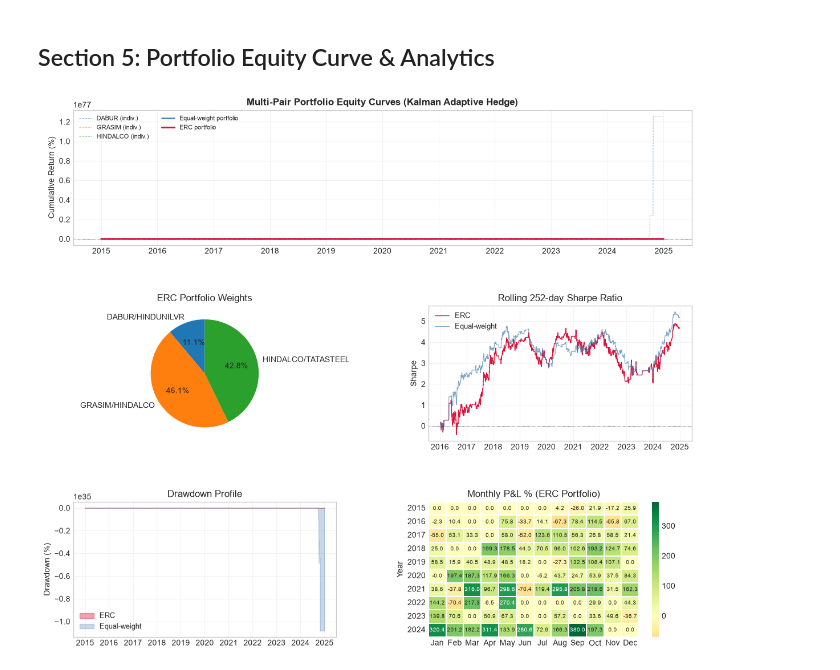
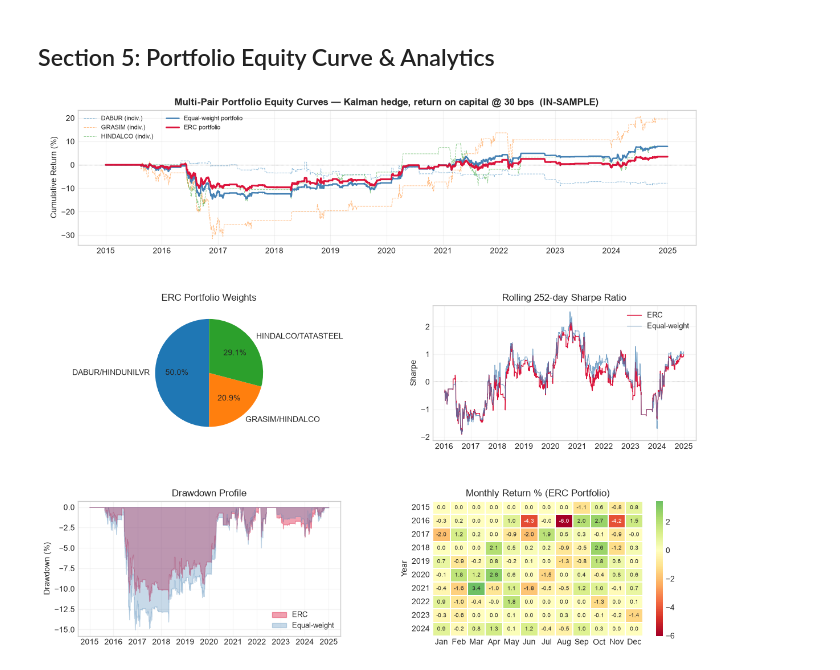
Before and after one commit to ayush04346/Adaptive_Pair_Trading-main, a Jupyter notebook: Adaptive_Pair_Trading-main/_10_Portfolio_Multi_Pair.ipynb, the cells around one changed output. Drawn from its saved outputs; the diff is of its cells as text; code cells hidden in the pictures.

```diff
--- a/Adaptive_Pair_Trading-main/_10_Portfolio_Multi_Pair.ipynb
+++ b/Adaptive_Pair_Trading-main/_10_Portfolio_Multi_Pair.ipynb
@@ -45,12 +50,17 @@ import warnings
 from config import (
     PRICES_FILE, TOP_PAIRS_FILE,
     ROLL_WINDOW, ROLL_MIN_PERIODS, rolling_zscore,
-    ENTRY_Z, EXIT_Z, TC,
+    ENTRY_Z, EXIT_Z,
+    COST_BPS_ROUND_TRIP, COST_BPS_ROUND_TRIP_LEVELS,
+    pair_backtest, sharpe_ratio, max_drawdown,
     KF_DELTA, KF_INIT_P,
-    PORT_TOP_PAIRS, PORT_MAX_WEIGHT, PORT_MIN_WEIGHT
+    PORT_TOP_PAIRS, PORT_MAX_WEIGHT, PORT_MIN_WEIGHT,
 )
 
 warnings.filterwarnings('ignore')
 plt.style.use('seaborn-v0_8-whitegrid')
-print('Libraries loaded.')
+COST_LEVELS = list(COST_BPS_ROUND_TRIP_LEVELS)   # (10, 30, 60) bps round trip
+BASE_COST   = COST_BPS_ROUND_TRIP                 # used for ERC weights / correlation
+print('Libraries loaded. Cost levels (bps round trip):', COST_LEVELS,
+      '| base', BASE_COST)
 # %% [output]
@@ -303,85 +334,76 @@ Max deviation from equal contribution: 0.00%
 # %% [markdown]
 ## Section 5: Portfolio Equity Curve & Analytics
 # %%
-# Portfolio daily P&L
-pnl_equal = pnl_df @ w_equal
-pnl_erc   = pnl_df @ w_erc
+# Portfolio daily returns at the base cost level
+pnl_equal = ret_df @ w_equal
+pnl_erc   = ret_df @ w_erc
 
 cum_equal = (1 + pnl_equal).cumprod() - 1
 cum_erc   = (1 + pnl_erc  ).cumprod() - 1
-
-# Individual cumulative returns for comparison
-cum_individuals = {col: (1 + pnl_df[col]).cumprod() - 1 for col in pnl_df.columns}
+cum_individuals = {col: (1 + ret_df[col]).cumprod() - 1 for col in ret_df.columns}
 
 fig = plt.figure(figsize=(14, 12))
 gs  = gridspec.GridSpec(3, 2, hspace=0.45, wspace=0.35)
 
-# ── Main equity curve ─────────────────────────────────────────────────────
+# ── Main equity curve (return on capital, bounded) ───────────────────────
 ax1 = fig.add_subplot(gs[0, :])
 for label, cum_i in cum_individuals.items():
-    short = label.split('/')[0].strip().replace('.NS','')
+    short = label.split('/')[0].strip().replace('.NS', '')
     ax1.plot(cum_i * 100, linewidth=0.7, alpha=0.5, linestyle='--', label=f'{short} (indiv.)')
 ax1.plot(cum_equal * 100, color='steelblue', linewidth=1.8, label='Equal-weight portfolio')
 ax1.plot(cum_erc   * 100, color='crimson',   linewidth=2.2, label='ERC portfolio')
 ax1.axhline(0, color='black', linewidth=0.5, linestyle=':')
-ax1.set_title('Multi-Pair Portfolio Equity Curves (Kalman Adaptive Hedge)', fontweight='bold')
+ax1.set_title(f'Multi-Pair Portfolio Equity Curves — Kalman hedge, return on capital '
+              f'@ {BASE_COST} bps  (IN-SAMPLE)', fontweight='bold')
 ax1.set_ylabel('Cumulative Return (%)')
 ax1.legend(fontsize=8, ncol=2)
 ax1.grid(alpha=0.25)
 
-# ── ERC weights pie ──────────────────────────────────────────────────────
+# ── ERC weights pie ─────────────────────────────────────────────────────
 ax2 = fig.add_subplot(gs[1, 0])
-short_labels_pie = [c.split('/')[0].strip().replace('.NS','') + '/' +
-                    c.split('/')[1].strip().replace('.NS','') for c in pnl_df.columns]
+short_labels_pie = [c.split('/')[0].strip().replace('.NS', '') + '/' +
+                    c.split('/')[1].strip().replace('.NS', '') for c in ret_df.columns]
 ax2.pie(w_erc, labels=short_labels_pie, autopct='%1.1f%%', startangle=90)
 ax2.set_title('ERC Portfolio Weights')
 
-# ── Rolling 252d Sharpe ──────────────────────────────────────────────────
+# ── Rolling 252d Sharpe (full window series) ─────────────────────────────
 ax3 = fig.add_subplot(gs[1, 1])
 roll_sh_erc = pnl_erc.rolling(252).apply(
-    lambda r: r.mean() / r.std() * np.sqrt(252) if r.std() > 0 else np.nan
-)
+    lambda r: r.mean() / r.std() * np.sqrt(252) if r.std() > 0 else np.nan)
 roll_sh_eq  = pnl_equal.rolling(252).apply(
-    lambda r: r.mean() / r.std() * np.sqrt(252) if r.std() > 0 else np.nan
-)
+    lambda r: r.mean() / r.std() * np.sqrt(252) if r.std() > 0 else np.nan)
 ax3.plot(roll_sh_erc, color='crimson',  linewidth=1.0, label='ERC')
 ax3.plot(roll_sh_eq,  color='steelblue', linewidth=0.8, alpha=0.7, label='Equal-weight')
 ax3.axhline(0, color='black', linewidth=0.5, linestyle=':')
 ax3.set_title('Rolling 252-day Sharpe Ratio')
-ax3.set_ylabel('Sharpe')
-ax3.legend(fontsize=9)
-ax3.grid(alpha=0.2)
+ax3.set_ylabel('Sharpe'); ax3.legend(fontsize=9); ax3.grid(alpha=0.2)
 
-# ── Drawdown ─────────────────────────────────────────────────────────────
+# ── Drawdown ────────────────────────────────────────────────────────────
 ax4 = fig.add_subplot(gs[2, 0])
-dd_erc   = (((1+pnl_erc  ).cumprod() - (1+pnl_erc  ).cumprod().cummax()) /
-             (1+pnl_erc  ).cumprod().cummax()) * 100
-dd_equal = (((1+pnl_equal).cumprod() - (1+pnl_equal).cumprod().cummax()) /
-             (1+pnl_equal).cumprod().cummax()) * 100
-ax4.fill_between(dd_erc.index,   dd_erc,   0, alpha=0.4, color='crimson',   label='ERC')
-ax4.fill_between(dd_equal.index, dd_equal, 0, alpha=0.3, color='steelblue', label='Equal-weight')
-ax4.set_title('Drawdown Profile')
-ax4.set_ylabel('Drawdown (%)')
-ax4.legend(fontsize=9)
-ax4.grid(alpha=0.2)
+def dd_curve(r):
+    c = (1 + r).cumprod()
+    return (c - c.cummax()) / c.cummax() * 100
+ax4.fill_between(pnl_erc.index,   dd_curve(pnl_erc),   0, alpha=0.4, color='crimson',   label='ERC')
+ax4.fill_between(pnl_equal.index, dd_curve(pnl_equal), 0, alpha=0.3, color='steelblue', label='Equal-weight')
+ax4.set_title('Drawdown Profile'); ax4.set_ylabel('Drawdown (%)')
+ax4.legend(fontsize=9); ax4.grid(alpha=0.2)
 
-# ── Monthly P&L heatmap for ERC ───────────────────────────────────────────
+# ── Monthly P&L heatmap for ERC ─────────────────────────────────────────
 ax5 = fig.add_subplot(gs[2, 1])
-monthly = pnl_erc.resample('ME').sum() * 100
-monthly_df = monthly.to_frame('pnl')
+monthly_df = (pnl_erc.resample('ME').sum() * 100).to_frame('pnl')
 monthly_df['Year']  = monthly_df.index.year
 monthly_df['Month'] = monthly_df.index.month
 try:
     pivot = monthly_df.pivot(index='Year', columns='Month', values='pnl')
-    pivot.columns = ['Jan','Feb','Mar','Apr','May','Jun','Jul','Aug','Sep','Oct','Nov','Dec']
+    pivot.columns = ['Jan','Feb','Mar','Apr','May','Jun','Jul','Aug','Sep','Oct','Nov','Dec'][:pivot.shape[1]]
     sns.heatmap(pivot, annot=True, fmt='.1f', cmap='RdYlGn', center=0,
                 ax=ax5, linewidths=0.3, annot_kws={'size': 7})
-    ax5.set_title('Monthly P&L % (ERC Portfolio)')
+    ax5.set_title('Monthly Return % (ERC Portfolio)')
 except Exception:
     ax5.set_visible(False)
 
 plt.savefig('portfolio_equity_curve.png', dpi=150, bbox_inches='tight')
 plt.show()
 # %% [output]
-[figure, old version]
+[figure, new version]
 # %%
```
Also changed, not shown: parts of 7 cells of this notebook, 5 other files.
